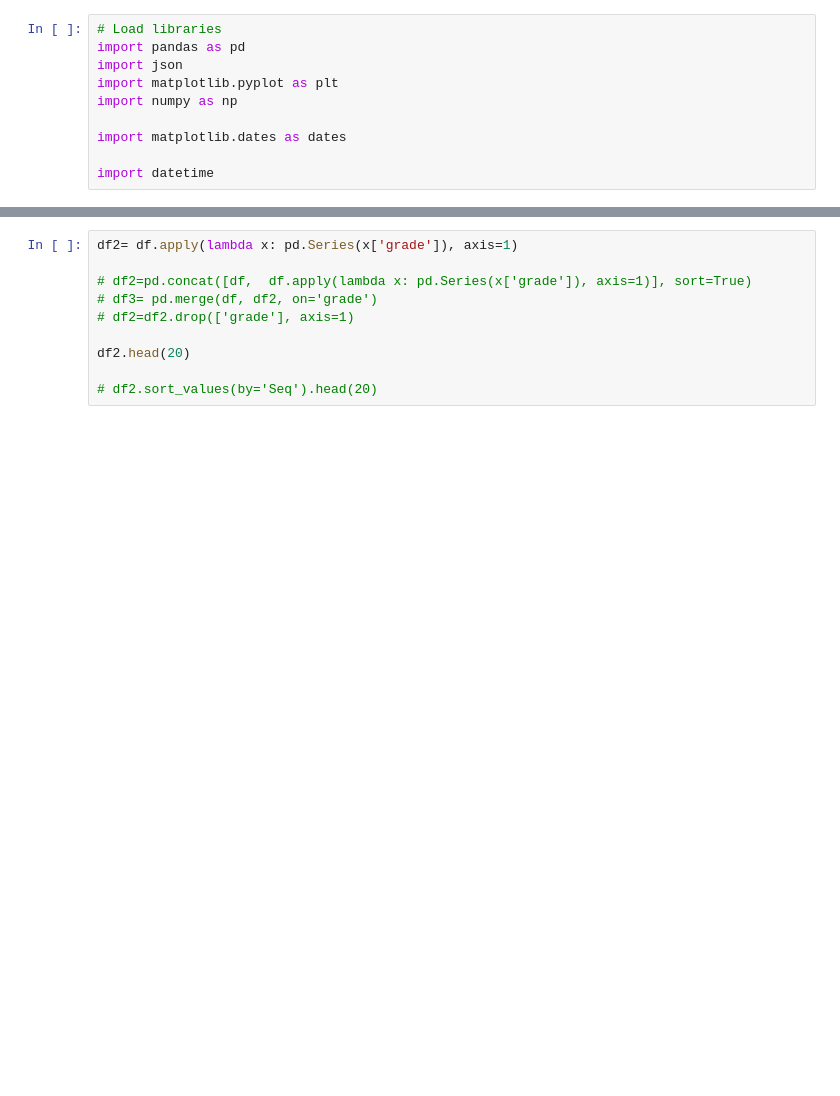
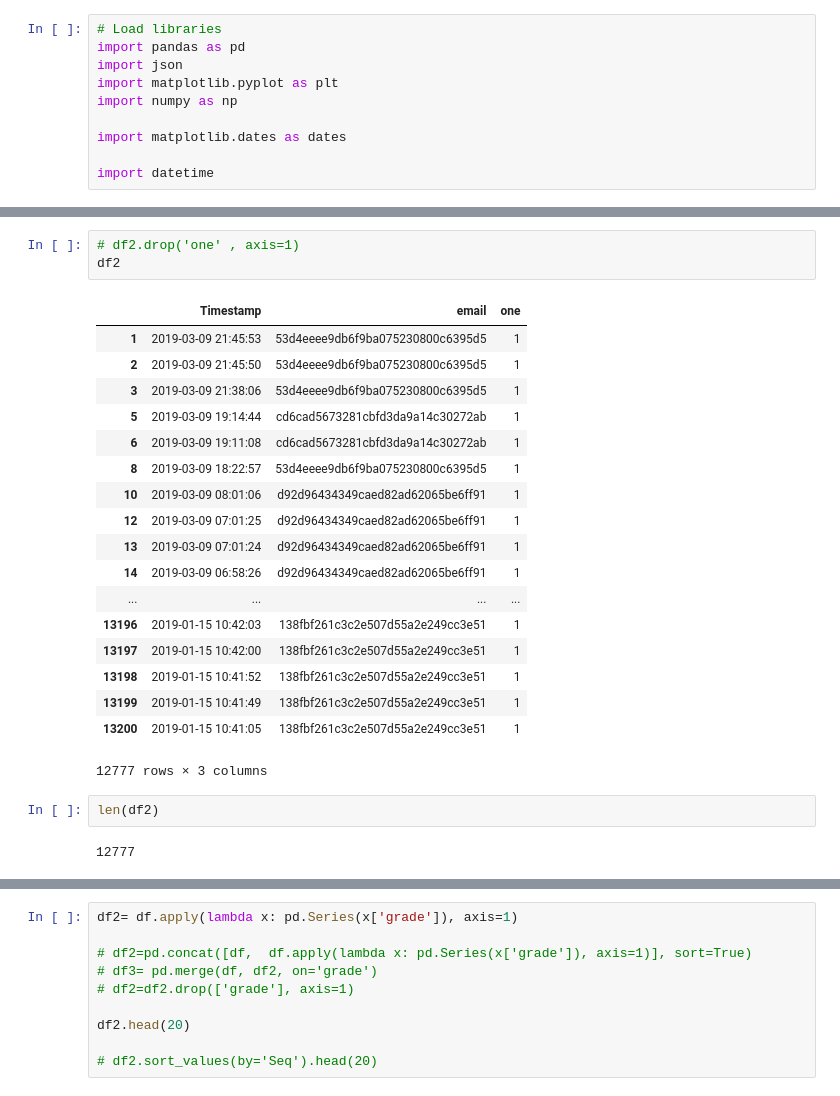
Before and after one commit to kiat/debs2019, a Jupyter notebook: src/notebooks/AnotherProject.ipynb, the cells around one changed output, grey strips where cells are left out. Cells and saved outputs as stored; diff of their text form; blank space fills up the shorter version.

```diff
--- a/src/notebooks/AnotherProject.ipynb
+++ b/src/notebooks/AnotherProject.ipynb
@@ -62,3 +94,29 @@ df.head()
+# %%
+# df2.drop('one' , axis=1)
+df2
+# %% [output]
+|  | Timestamp | email | one |
+| 1 | 2019-03-09 21:45:53 | 53d4eeee9db6f9ba075230800c6395d5 | 1 |
+| 2 | 2019-03-09 21:45:50 | 53d4eeee9db6f9ba075230800c6395d5 | 1 |
+| 3 | 2019-03-09 21:38:06 | 53d4eeee9db6f9ba075230800c6395d5 | 1 |
+| 5 | 2019-03-09 19:14:44 | cd6cad5673281cbfd3da9a14c30272ab | 1 |
+| 6 | 2019-03-09 19:11:08 | cd6cad5673281cbfd3da9a14c30272ab | 1 |
+| 8 | 2019-03-09 18:22:57 | 53d4eeee9db6f9ba075230800c6395d5 | 1 |
+| 10 | 2019-03-09 08:01:06 | d92d96434349caed82ad62065be6ff91 | 1 |
+| 12 | 2019-03-09 07:01:25 | d92d96434349caed82ad62065be6ff91 | 1 |
+| 13 | 2019-03-09 07:01:24 | d92d96434349caed82ad62065be6ff91 | 1 |
+| 14 | 2019-03-09 06:58:26 | d92d96434349caed82ad62065be6ff91 | 1 |
+| ... | ... | ... | ... |
+| 13196 | 2019-01-15 10:42:03 | 138fbf261c3c2e507d55a2e249cc3e51 | 1 |
+| 13197 | 2019-01-15 10:42:00 | 138fbf261c3c2e507d55a2e249cc3e51 | 1 |
+| 13198 | 2019-01-15 10:41:52 | 138fbf261c3c2e507d55a2e249cc3e51 | 1 |
+| 13199 | 2019-01-15 10:41:49 | 138fbf261c3c2e507d55a2e249cc3e51 | 1 |
+| 13200 | 2019-01-15 10:41:05 | 138fbf261c3c2e507d55a2e249cc3e51 | 1 |
+12777 rows × 3 columns
+# %%
+len(df2)
+# %% [output]
+12777
 # %%
 
 
```
Also changed, not shown: parts of 8 cells of this notebook, 1 other file.
